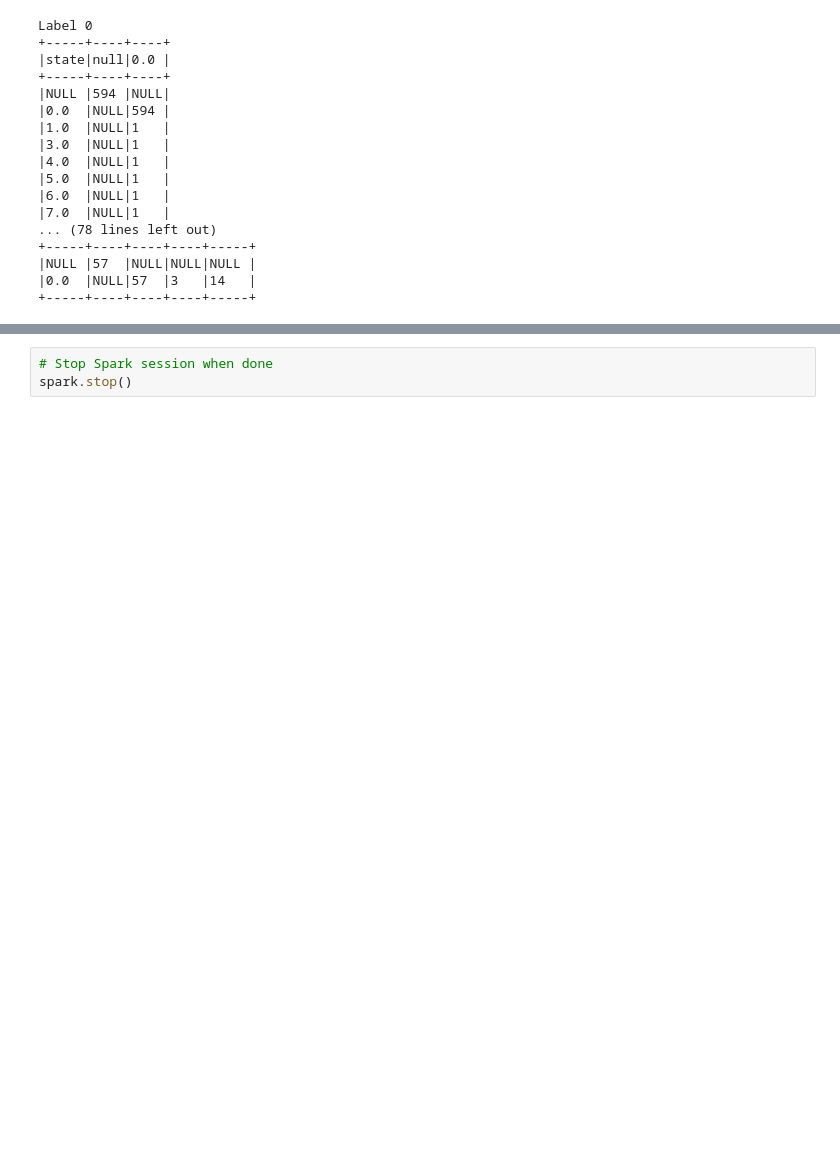
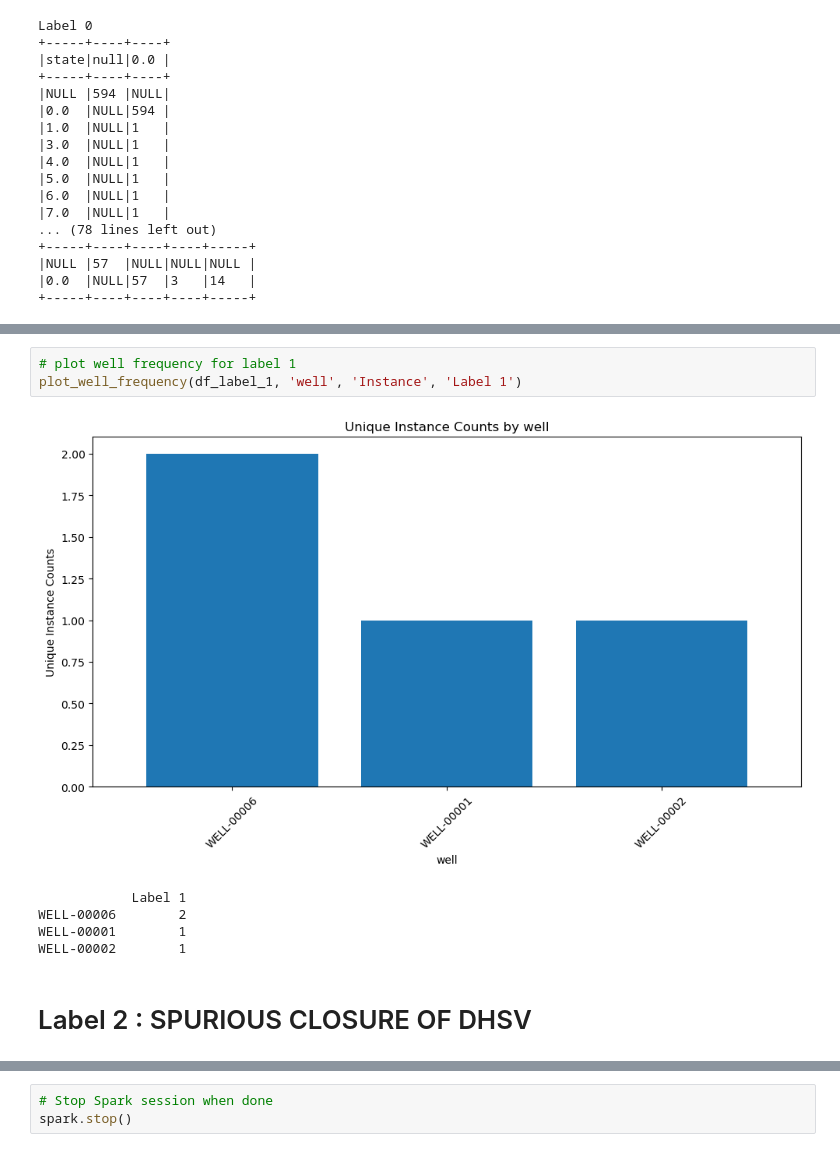
Before and after one commit to Abdulatif-AZ/CapStone, a Jupyter notebook: EDA/3W_Real.ipynb, the cells around one changed output, grey strips where cells are left out. Saved outputs shown, nothing was run; the diff lists cells and outputs as text; blank space fills up the shorter version.

```diff
--- a/EDA/3W_Real.ipynb
+++ b/EDA/3W_Real.ipynb
@@ -660,0 +699,11 @@ Label 0
+# %%
+# plot well frequency for label 1
+plot_well_frequency(df_label_1, 'well', 'Instance', 'Label 1')
+# %% [output]
+[figure, added]
+            Label 1
+WELL-00006        2
+WELL-00001        1
+WELL-00002        1
+# %% [markdown]
+# Label 2 : SPURIOUS CLOSURE OF DHSV
```
Also changed, not shown: parts of 26 cells of this notebook.
